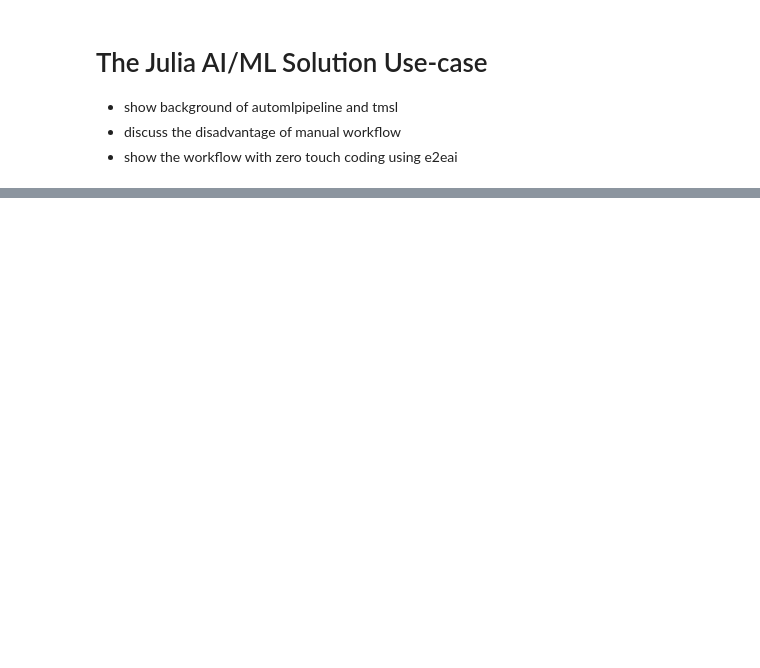
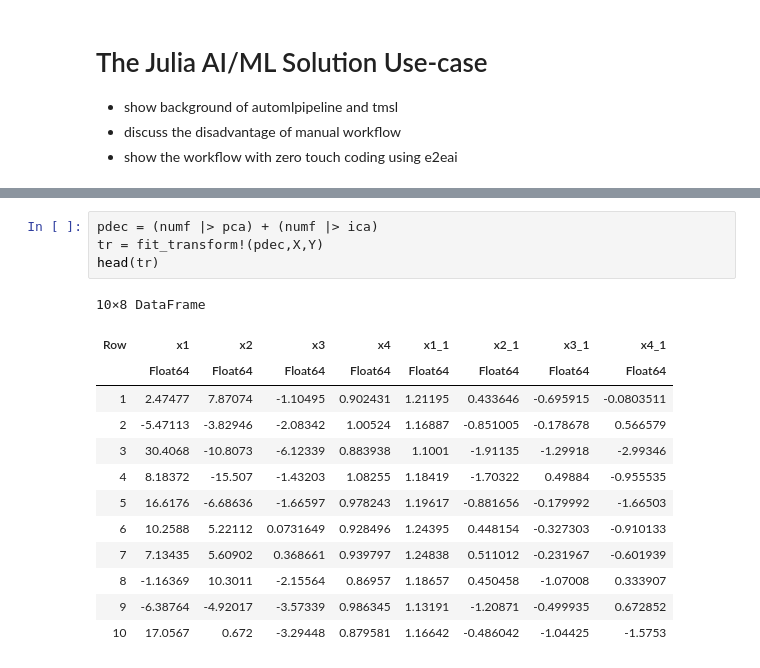
Before and after one commit to IBM/AutoMLPipeline.jl, a Jupyter notebook: examples/juliacon2024/e2eai.ipynb, the cells around one changed output, grey strips where cells are left out. Saved outputs shown, nothing was run; the diff lists cells and outputs as text; blank space fills up the shorter version.

```diff
--- a/examples/juliacon2024/e2eai.ipynb
+++ b/examples/juliacon2024/e2eai.ipynb
@@ -51,0 +100,18 @@ using TSML;
+# %%
+pdec = (numf |> pca) + (numf |> ica)
+tr = fit_transform!(pdec,X,Y)
+head(tr)
+# %% [output]
+10×8 DataFrame
+| Row | x1 | x2 | x3 | x4 | x1_1 | x2_1 | x3_1 | x4_1 |
+|  | Float64 | Float64 | Float64 | Float64 | Float64 | Float64 | Float64 | Float64 |
+| 1 | 2.47477 | 7.87074 | -1.10495 | 0.902431 | 1.21195 | 0.433646 | -0.695915 | -0.0803511 |
+| 2 | -5.47113 | -3.82946 | -2.08342 | 1.00524 | 1.16887 | -0.851005 | -0.178678 | 0.566579 |
+| 3 | 30.4068 | -10.8073 | -6.12339 | 0.883938 | 1.1001 | -1.91135 | -1.29918 | -2.99346 |
+| 4 | 8.18372 | -15.507 | -1.43203 | 1.08255 | 1.18419 | -1.70322 | 0.49884 | -0.955535 |
+| 5 | 16.6176 | -6.68636 | -1.66597 | 0.978243 | 1.19617 | -0.881656 | -0.179992 | -1.66503 |
+| 6 | 10.2588 | 5.22112 | 0.0731649 | 0.928496 | 1.24395 | 0.448154 | -0.327303 | -0.910133 |
+| 7 | 7.13435 | 5.60902 | 0.368661 | 0.939797 | 1.24838 | 0.511012 | -0.231967 | -0.601939 |
+| 8 | -1.16369 | 10.3011 | -2.15564 | 0.86957 | 1.18657 | 0.450458 | -1.07008 | 0.333907 |
+| 9 | -6.38764 | -4.92017 | -3.57339 | 0.986345 | 1.13191 | -1.20871 | -0.499935 | 0.672852 |
+| 10 | 17.0567 | 0.672 | -3.29448 | 0.879581 | 1.16642 | -0.486042 | -1.04425 | -1.5753 |
```
Also changed, not shown: parts of 19 cells of this notebook, 4 other files.
